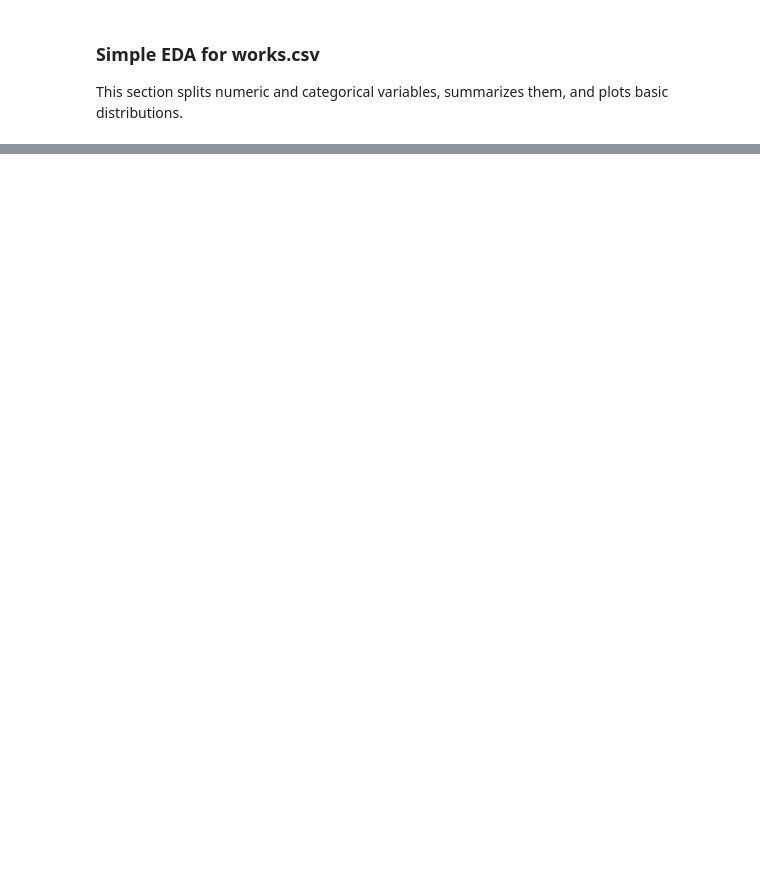
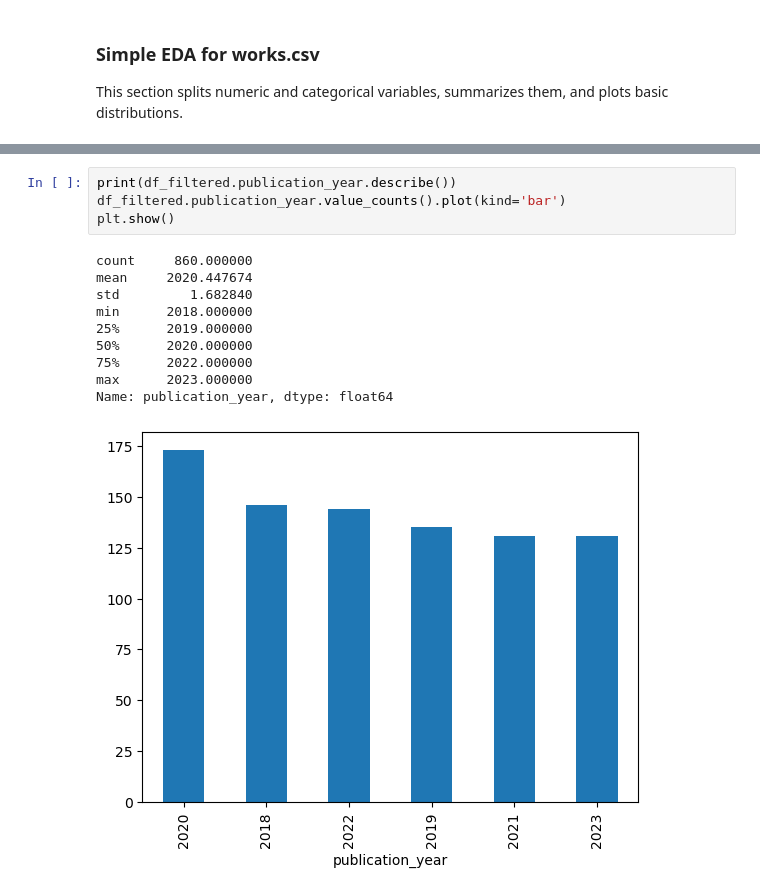
Before and after one commit to Ciampitti-Lab/PublicationAnalysis, a Jupyter notebook: Machine_learning/jupyter/data_preprocessing.ipynb, the cells around one changed output, grey strips where cells are left out. Saved outputs shown, nothing was run; the diff lists cells and outputs as text; blank space fills up the shorter version.

```diff
--- a/Machine_learning/jupyter/data_preprocessing.ipynb
+++ b/Machine_learning/jupyter/data_preprocessing.ipynb
@@ -330,0 +513,15 @@ Duplicated ID: 22
+# %%
+print(df_filtered.publication_year.describe())
+df_filtered.publication_year.value_counts().plot(kind='bar')
+plt.show()
+# %% [output]
+count     860.000000
+mean     2020.447674
+std         1.682840
+min      2018.000000
+25%      2019.000000
+50%      2020.000000
+75%      2022.000000
+max      2023.000000
+Name: publication_year, dtype: float64
+[figure, added]
```
Also changed, not shown: parts of 23 cells of this notebook, 1 other file.
